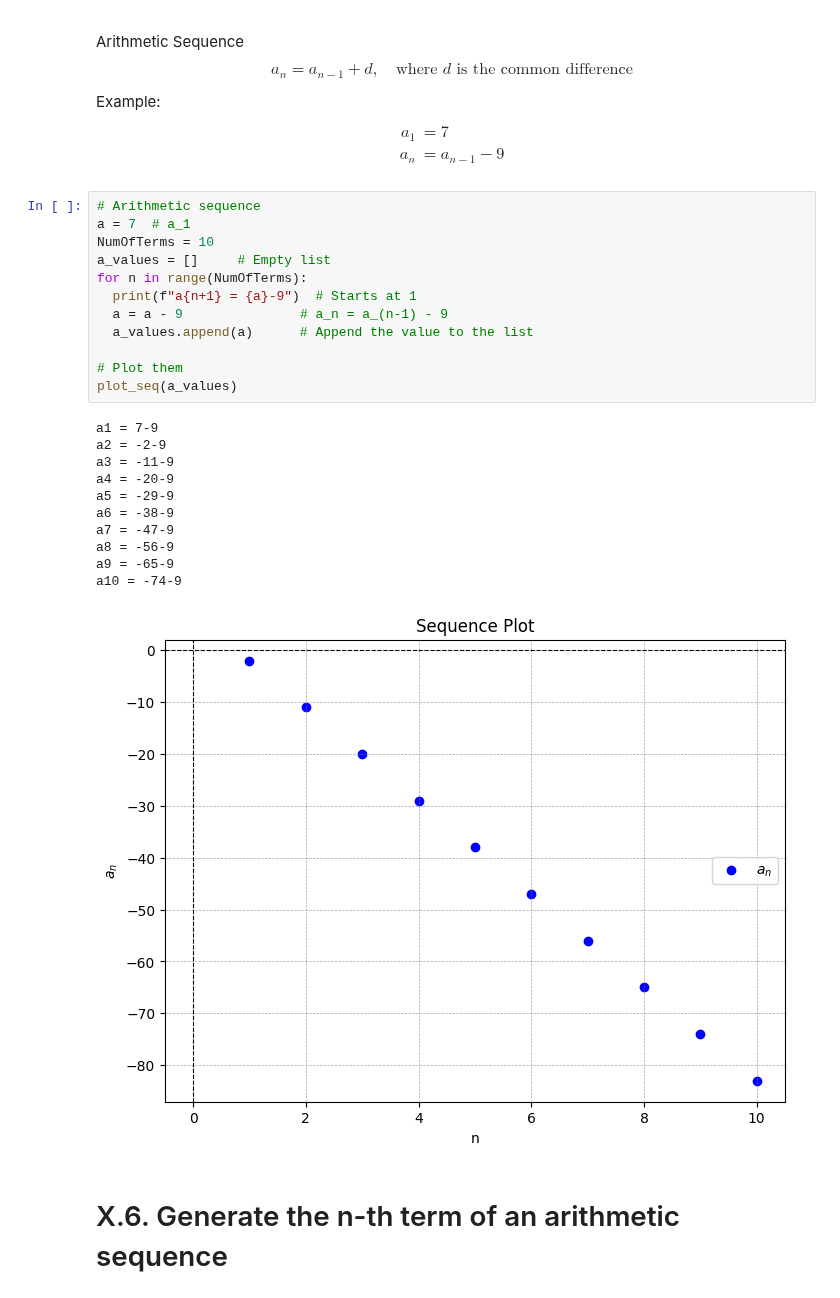
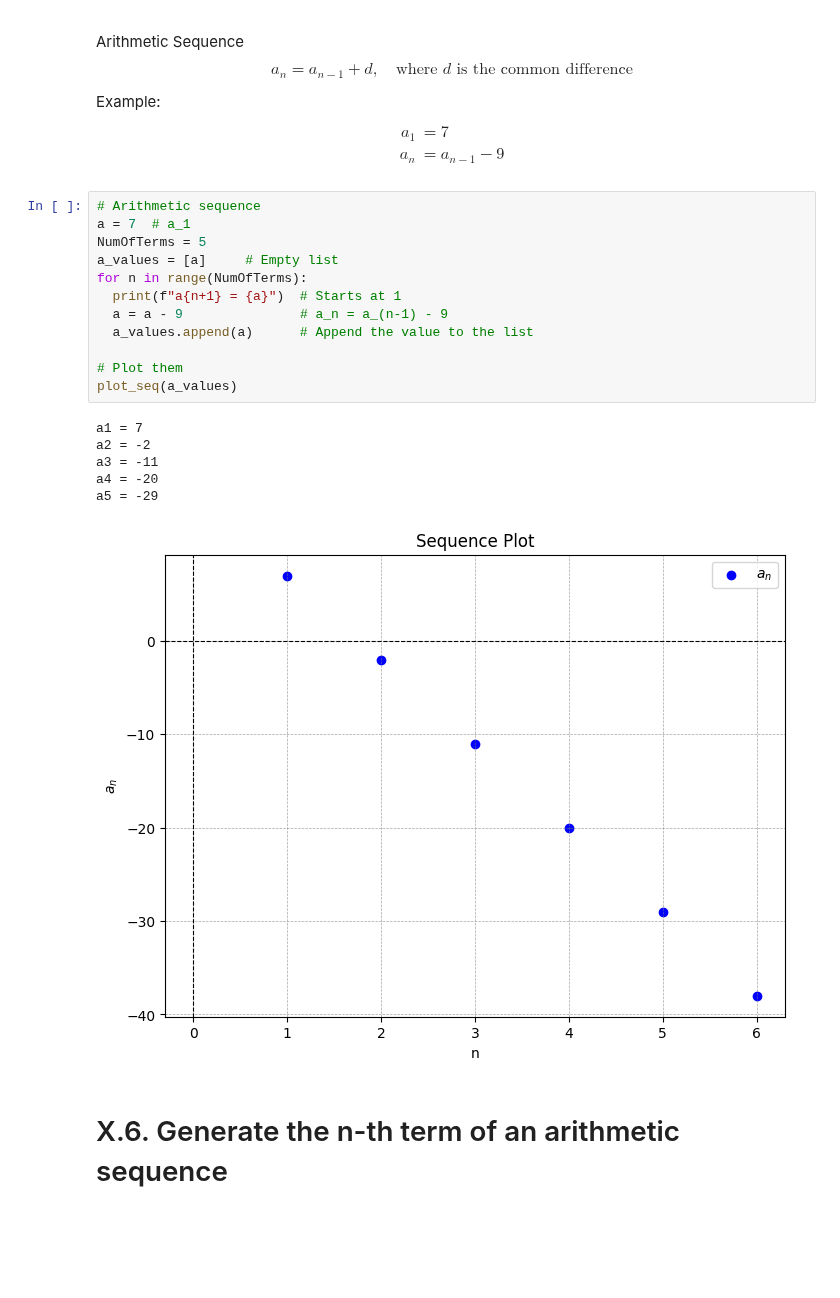
Before and after one commit to pattichis/GraphFuns2, a Jupyter notebook: homework_funs.ipynb, the cells around one changed output. Cells and saved outputs as stored; diff of their text form; blank space fills up the shorter version.

```diff
--- a/homework_funs.ipynb
+++ b/homework_funs.ipynb
@@ -271,27 +292,22 @@ Example:
 # %%
 # Arithmetic sequence
 a = 7  # a_1
-NumOfTerms = 10
-a_values = []     # Empty list
+NumOfTerms = 5
+a_values = [a]     # Empty list
 for n in range(NumOfTerms):
-  print(f"a{n+1} = {a}-9")  # Starts at 1
+  print(f"a{n+1} = {a}")  # Starts at 1
   a = a - 9               # a_n = a_(n-1) - 9
   a_values.append(a)      # Append the value to the list
 
 # Plot them
 plot_seq(a_values)
 # %% [output]
-a1 = 7-9
-a2 = -2-9
-a3 = -11-9
-a4 = -20-9
-a5 = -29-9
-a6 = -38-9
-a7 = -47-9
-a8 = -56-9
-a9 = -65-9
-a10 = -74-9
+a1 = 7
+a2 = -2
+a3 = -11
+a4 = -20
+a5 = -29
-[figure, old version]
+[figure, new version]
 # %% [markdown]
 # X.6. Generate the n-th term of an arithmetic sequence
 # %%
```
Also changed, not shown: parts of 11 cells of this notebook.
